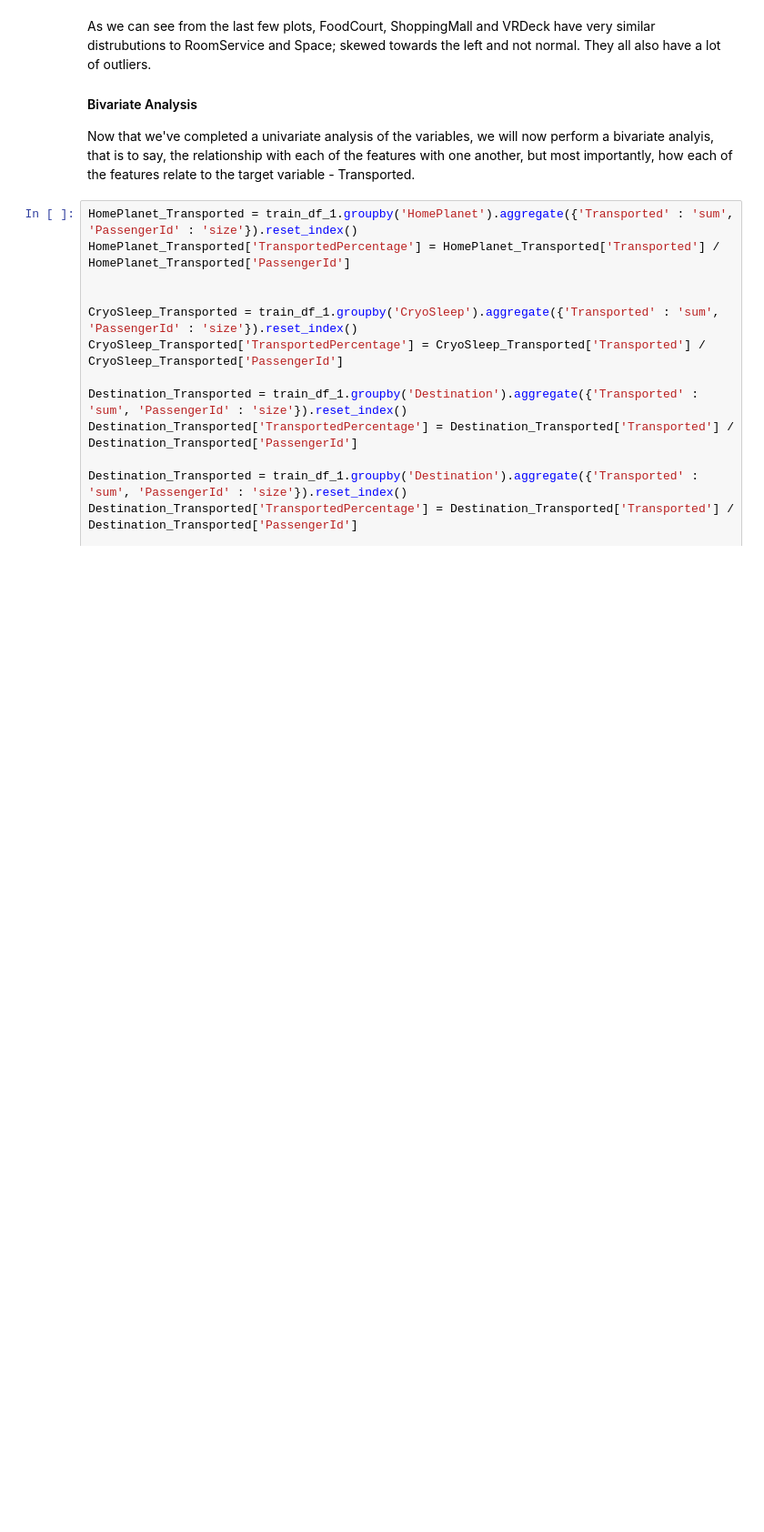
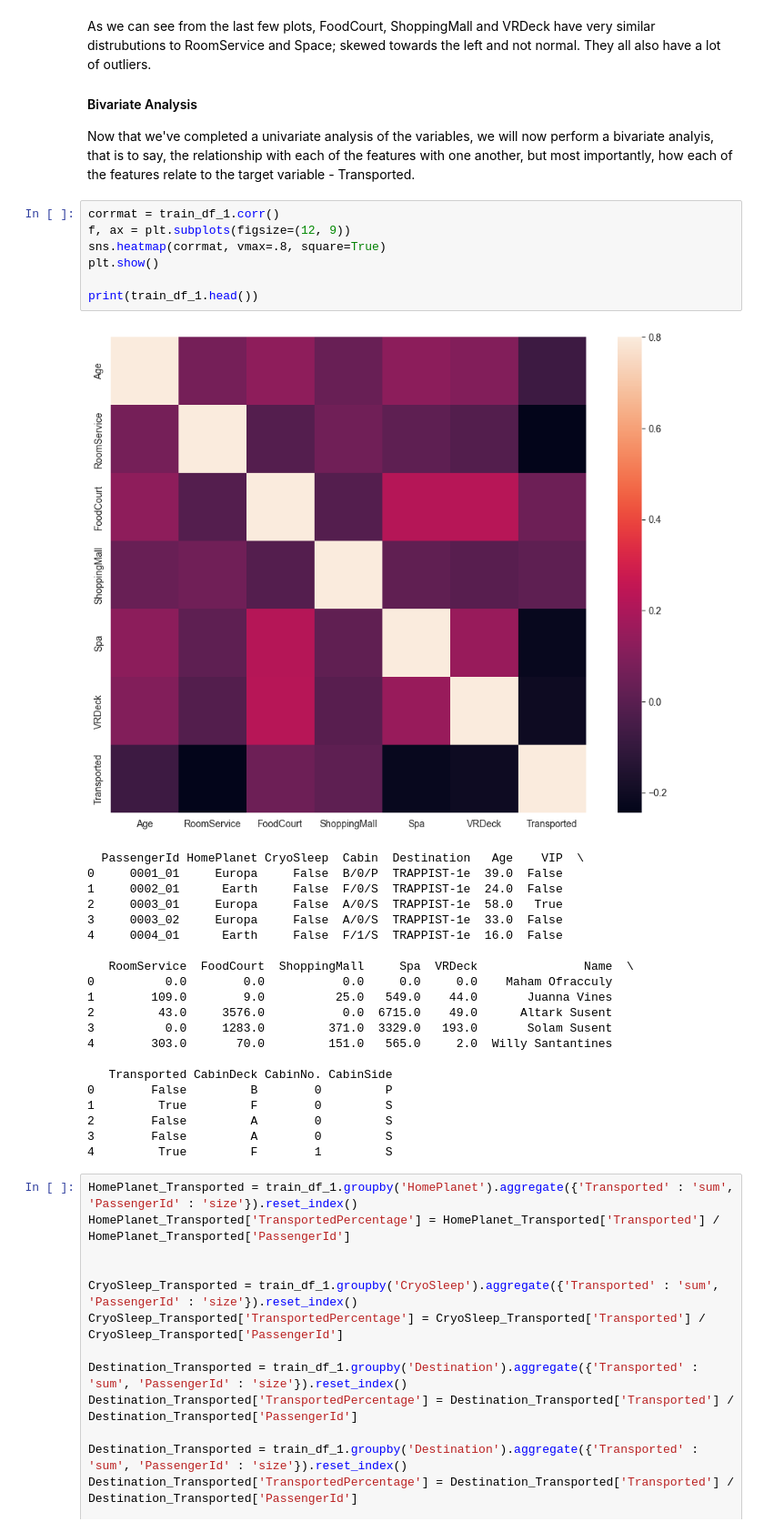
Before and after one commit to arjun-s-s/Spaceship-Titanic-Kaggle-Competition-, a Jupyter notebook: Spaceship Titanic - Random Forest Approach.ipynb, the cells around one changed output. Shown at 91% size. Drawn from its saved outputs; the diff is of its cells as text; blank space fills up the shorter version.

```diff
--- a/Spaceship Titanic - Random Forest Approach.ipynb
+++ b/Spaceship Titanic - Random Forest Approach.ipynb
@@ -276,6 +289,35 @@ As we can see from the last few plots, FoodCourt, ShoppingMall and VRDeck have v
 #### Bivariate Analysis
 
 Now that we've completed a univariate analysis of the variables, we will now perform a bivariate analyis, that is to say, the relationship with each of the features with one another, but most importantly, how each of the features relate to the target variable - Transported.
+# %%
+corrmat = train_df_1.corr()
+f, ax = plt.subplots(figsize=(12, 9))
+sns.heatmap(corrmat, vmax=.8, square=True)
+plt.show()
+
+print(train_df_1.head())
+# %% [output]
+[figure, added]
+  PassengerId HomePlanet CryoSleep  Cabin  Destination   Age    VIP  \
+0     0001_01     Europa     False  B/0/P  TRAPPIST-1e  39.0  False
+1     0002_01      Earth     False  F/0/S  TRAPPIST-1e  24.0  False
+2     0003_01     Europa     False  A/0/S  TRAPPIST-1e  58.0   True
+3     0003_02     Europa     False  A/0/S  TRAPPIST-1e  33.0  False
+4     0004_01      Earth     False  F/1/S  TRAPPIST-1e  16.0  False
+
+   RoomService  FoodCourt  ShoppingMall     Spa  VRDeck               Name  \
+0          0.0        0.0           0.0     0.0     0.0    Maham Ofracculy
+1        109.0        9.0          25.0   549.0    44.0       Juanna Vines
+2         43.0     3576.0           0.0  6715.0    49.0      Altark Susent
+3          0.0     1283.0         371.0  3329.0   193.0       Solam Susent
+4        303.0       70.0         151.0   565.0     2.0  Willy Santantines
+
+   Transported CabinDeck CabinNo. CabinSide
+0        False         B        0         P
+1         True         F        0         S
+2        False         A        0         S
+3        False         A        0         S
+4         True         F        1         S
 # %%
 HomePlanet_Transported = train_df_1.groupby('HomePlanet').aggregate({'Transported' : 'sum', 'PassengerId' : 'size'}).reset_index()
 HomePlanet_Transported['TransportedPercentage'] = HomePlanet_Transported['Transported'] / HomePlanet_Transported['PassengerId']
```
Also changed, not shown: parts of 24 cells of this notebook.
